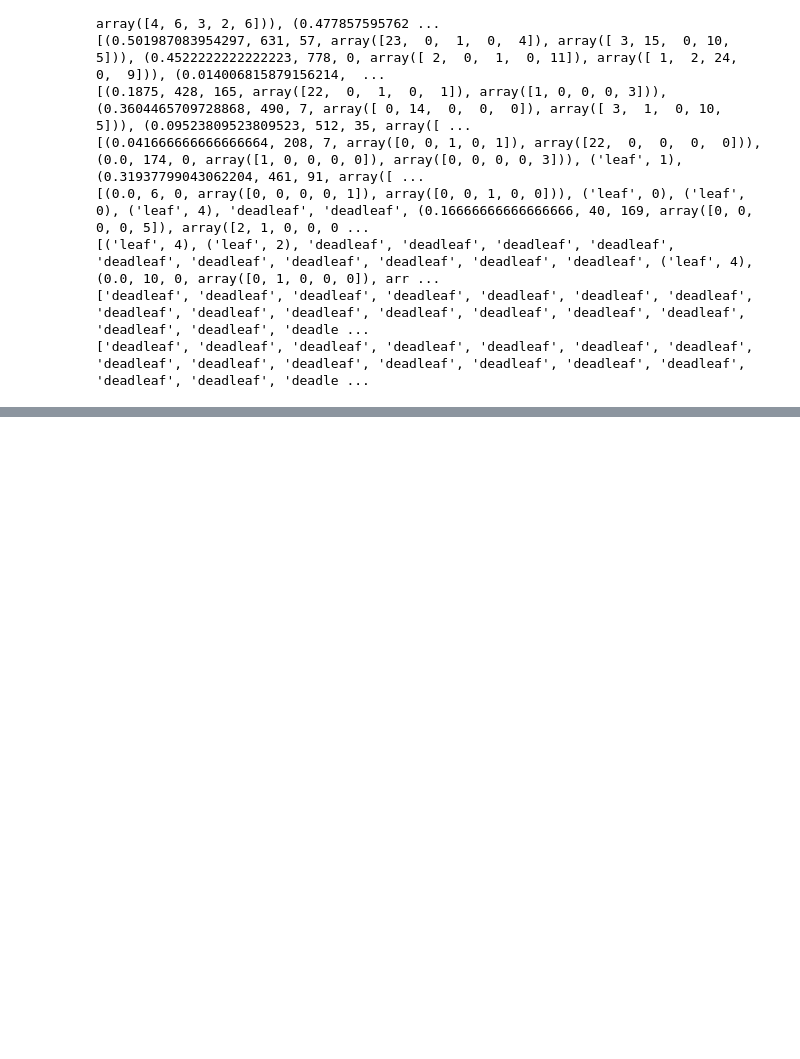
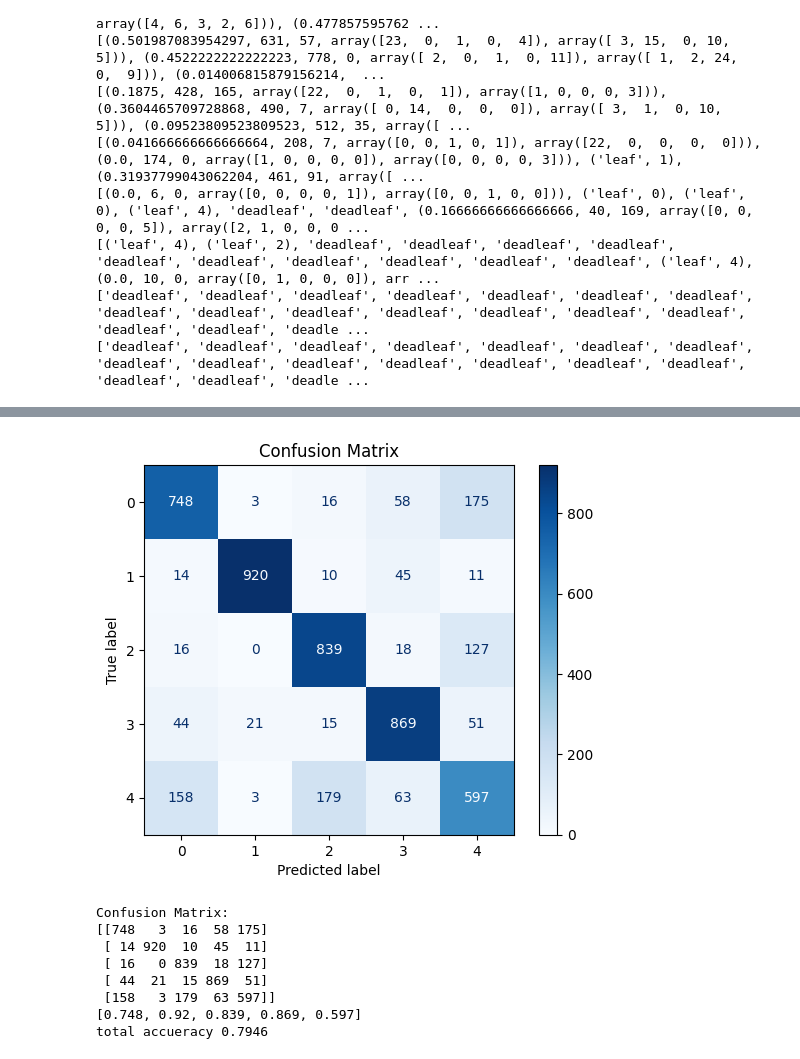
Before and after one commit to eloplope/Fashion-classifier, a Jupyter notebook: decision_tree_clean.ipynb, the cells around one changed output, grey strips where cells are left out. Drawn from its saved outputs; the diff is of its cells as text; code cells hidden in the pictures; blank space fills up the shorter version.

Commit message:
more stuff with cnn and retrain other for new plots

```diff
--- a/decision_tree_clean.ipynb
+++ b/decision_tree_clean.ipynb
@@ -235,0 +223,39 @@ Accuracy: 90.05%
+# %%
+import numpy as np
+import matplotlib.pyplot as plt
+from sklearn.metrics import confusion_matrix, ConfusionMatrixDisplay, accuracy_score
+
+
+# Generate confusion matrix
+cm = confusion_matrix(true_labels,predictions)
+
+#Plot the confusion matrix
+disp = ConfusionMatrixDisplay(confusion_matrix=cm, display_labels=np.arange(5))
+disp.plot(cmap=plt.cm.Blues, values_format='d')
+plt.title("Confusion Matrix")
+plt.show()
+
+# Print the confusion matrix for reference
+print("Confusion Matrix:")
+print(cm)
+
+
+misclassification_rate=[]
+
+for i in range(5):
+    total_row = np.sum(cm[i,:])
+    error_rate = cm[i,i] / total_row
+    misclassification_rate.append(error_rate)
+print(misclassification_rate)
+
+print("total accueracy",accuracy_score(true_labels, predictions))
+# %% [output]
+[figure, added]
+Confusion Matrix:
+[[748   3  16  58 175]
+ [ 14 920  10  45  11]
+ [ 16   0 839  18 127]
+ [ 44  21  15 869  51]
+ [158   3 179  63 597]]
+[0.748, 0.92, 0.839, 0.869, 0.597]
+total accueracy 0.7946
```
Also changed, not shown: parts of 2 cells of this notebook, 2 other files.
